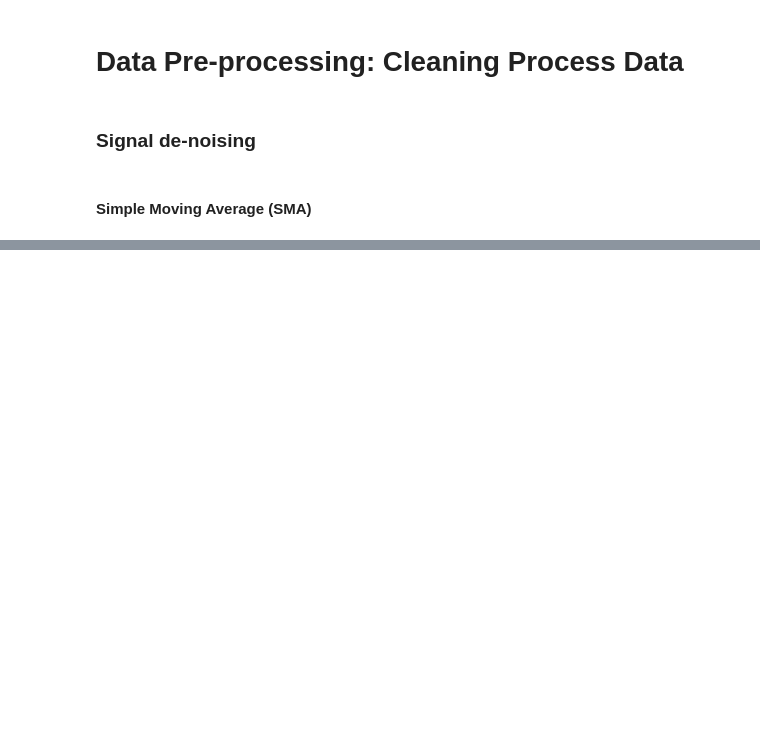
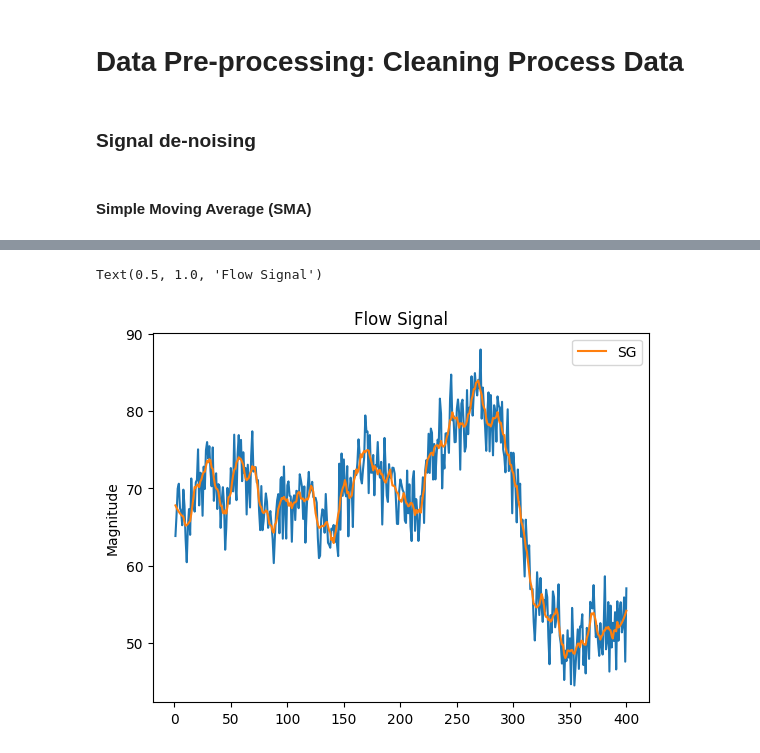
Before and after one commit to ayaantuts/ML-practice, a Jupyter notebook: ML_for_Process_Systems_Engineering.ipynb, the cells around one changed output, grey strips where cells are left out. Drawn from its saved outputs; the diff is of its cells as text; code cells hidden in the pictures; blank space fills up the shorter version.

```diff
--- a/ML_for_Process_Systems_Engineering.ipynb
+++ b/ML_for_Process_Systems_Engineering.ipynb
@@ -249,0 +255,14 @@ plt.plot(x_values, smoothed_signal_MA)
+# %%
+from scipy.signal import savgol_filter
+smoothed_signal_SG = savgol_filter(noisy_signal, window_length = 15, polyorder = 2)
+# %%
+x_values = np.arange(1, noisy_signal.size + 1)
+
+plt.plot(x_values, noisy_signal)
+plt.plot(x_values, smoothed_signal_SG, label='SG')
+plt.legend()
+plt.ylabel('Magnitude')
+plt.title('Flow Signal')
+# %% [output]
+Text(0.5, 1.0, 'Flow Signal')
+[figure, added]
```
Also changed, not shown: parts of 2 cells of this notebook.
